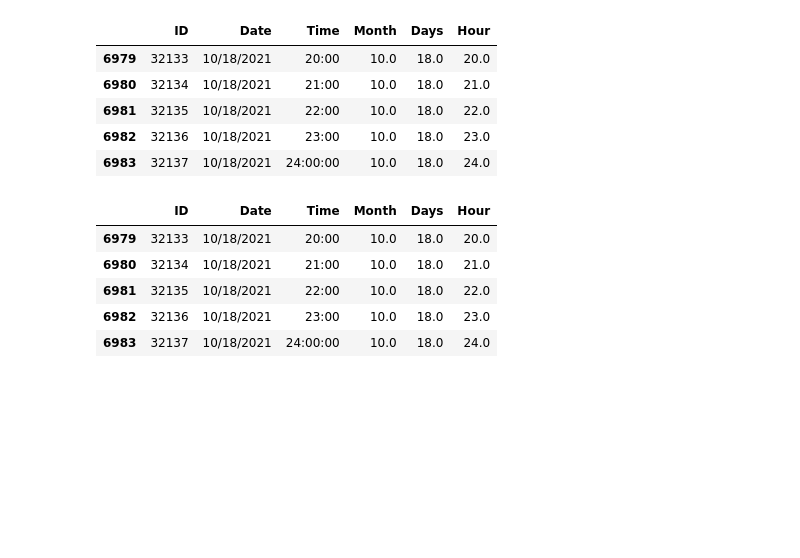
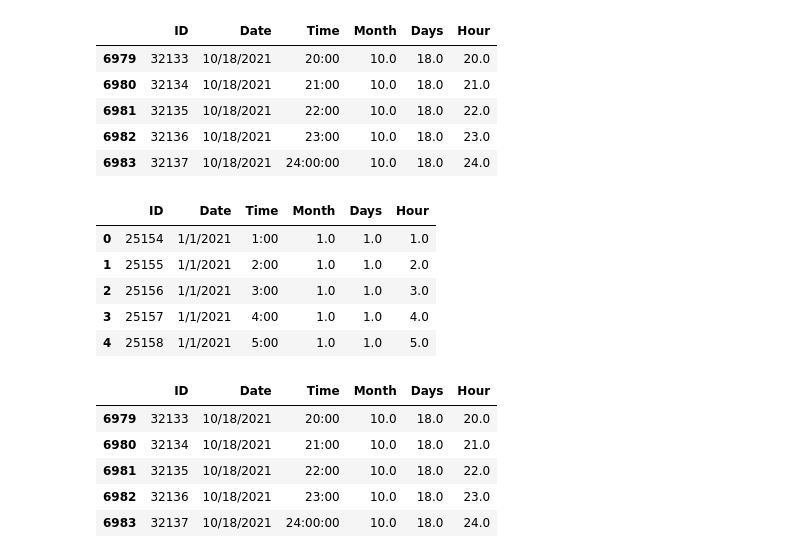
Before and after one commit to Kimminkyu1/first-project, a Jupyter notebook: Final_Project.ipynb, the cells around one changed output. Drawn from its saved outputs; the diff is of its cells as text; code cells hidden in the pictures; blank space fills up the shorter version.

```diff
--- a/Final_Project.ipynb
+++ b/Final_Project.ipynb
@@ -257,6 +259,15 @@ test_df.tail()
 | 6981 | 32135 | 10/18/2021 | 22:00 | 10.0 | 18.0 | 22.0 |
 | 6982 | 32136 | 10/18/2021 | 23:00 | 10.0 | 18.0 | 23.0 |
 | 6983 | 32137 | 10/18/2021 | 24:00:00 | 10.0 | 18.0 | 24.0 |
+# %%
+test_df.head()
+# %% [output]
+|  | ID | Date | Time | Month | Days | Hour |
+| 0 | 25154 | 1/1/2021 | 1:00 | 1.0 | 1.0 | 1.0 |
+| 1 | 25155 | 1/1/2021 | 2:00 | 1.0 | 1.0 | 2.0 |
+| 2 | 25156 | 1/1/2021 | 3:00 | 1.0 | 1.0 | 3.0 |
+| 3 | 25157 | 1/1/2021 | 4:00 | 1.0 | 1.0 | 4.0 |
+| 4 | 25158 | 1/1/2021 | 5:00 | 1.0 | 1.0 | 5.0 |
 # %%
 test_df.tail()
 # %% [output]
```
Also changed, not shown: parts of 13 cells of this notebook.
